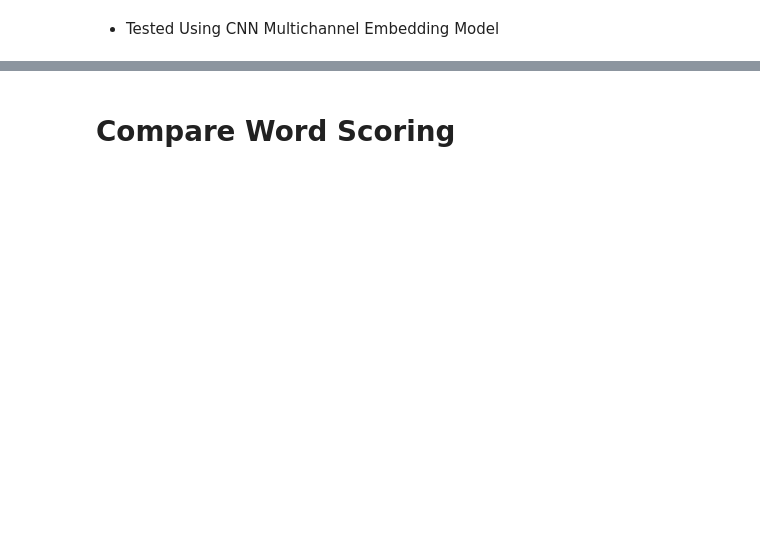
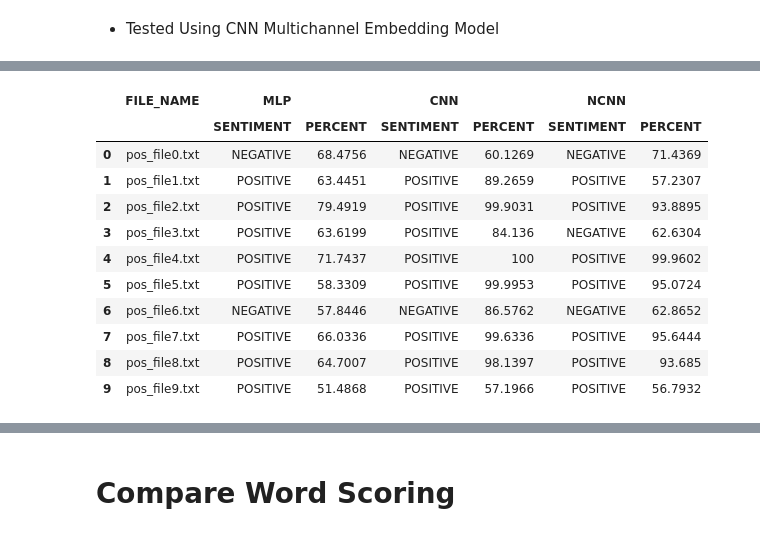
Before and after one commit to ashish1500616/Machine-Learning-Projects, a Jupyter notebook: p7_capstone_project/Sentiment_Analysis_Udacity.ipynb, the cells around one changed output, grey strips where cells are left out. Cells and saved outputs as stored; diff of their text form; code cells hidden in the pictures; blank space fills up the shorter version.

```diff
--- a/p7_capstone_project/Sentiment_Analysis_Udacity.ipynb
+++ b/p7_capstone_project/Sentiment_Analysis_Udacity.ipynb
@@ -903,7 +921,7 @@ def predict_ncnn_sentiment(review, vocab, tokenizer,max_length, model):
     print(line)
     padded=encode_documents(tokenizer,max_length,[line])
     # predict sentiment
-    yhat = model.predict([padded,padded,padded,padded], verbose=0)
+    yhat = model.predict([padded,padded,padded], verbose=0)
     percent_pos = yhat[0,0]
     print(percent_pos)
     if percent_pos < 0.49:
@@ -961,3 +966,7 @@ os.listdir('txt_sentoken/mtest/pos')
+# %%
+fn=sorted(os.listdir('txt_sentoken/mtest/pos'))
+fn
+nf=sorted(os.listdir('txt_sentoken/mtest/neg'))
 # %% [markdown]
 * Tested using MLP Model
 # %%
@@ -1035,7 +1049,7 @@ def testFromFolderCnn(vocab,tokenizer,l,model):
         percent, sentiment = predict_cnn_sentiment(text, vocab, tokenizer, l, model)
 #         print('Review: [%s]\nSentiment: %s (%.3f%%) \n' % (text, sentiment, percent*100))
         print('Sentiment: %s (%.3f%%) \n' % (sentiment, percent*100))
-        pos_list.append([files,sentiment])
+        pos_list.append([sentiment,percent*100])
     print("------------Testing For Negative Files---------------")
     filesinfolder=sorted(os.listdir('txt_sentoken/mtest/neg'))
     print(filesinfolder)
@@ -1046,18 +1060,20 @@ def testFromFolderCnn(vocab,tokenizer,l,model):
         percent, sentiment = predict_cnn_sentiment(text, vocab, tokenizer, l, model)
 #         print('Review: [%s]\nSentiment: %s (%.3f%%) \n' % (text, sentiment, percent*100))
         print('Sentiment: %s (%.3f%%) \n' % (sentiment, percent*100))
-        neg_list.append([files,sentiment])
+        neg_list.append([sentiment,percent*100])
 
     print("---------Positive List----------")
 #     print(*pos_list)
-    pdf = pd.DataFrame(pos_list,columns=['File Name','Analysis'])
+    pdf = pd.DataFrame(pos_list,columns=['Analysis','Percent'])
     print(pdf.head(n=10))
     print("---------Negative List----------")
 #     print(*neg_list)
-    ndf = pd.DataFrame(neg_list,columns=['File Name','Analysis'])
+    ndf = pd.DataFrame(neg_list,columns=['File Name','Percent'])
     print(ndf.head(n=10))
 
-testFromFolderCnn(vocab,cnn_tokenizer,max_length,embed_cnn_model)
+    return pdf,ndf
+
+cnnpdf,cnnndf=testFromFolderCnn(vocab,cnn_tokenizer,max_length,embed_cnn_model)
 
 
 # percent, sentiment = predict_cnn_sentiment(text, vocab, cnn_tokenizer, max_length, embed_cnn_model)
@@ -1098,7 +1118,7 @@ def testFromFolderNCnn(vocab,tokenizer,l,model):
         percent, sentiment = predict_ncnn_sentiment(text, vocab, tokenizer, l, model)
 #         print('Review: [%s]\nSentiment: %s (%.3f%%) \n' % (text, sentiment, percent*100))
         print('Sentiment: %s (%.3f%%) \n' % (sentiment, percent*100))
-        pos_list.append([files,sentiment])
+        pos_list.append([sentiment,percent*100])
     print("------------Testing For Negative Files---------------")
     filesinfolder=sorted(os.listdir('txt_sentoken/mtest/neg'))
     print(filesinfolder)
@@ -1109,7 +1129,7 @@ def testFromFolderNCnn(vocab,tokenizer,l,model):
         percent, sentiment = predict_ncnn_sentiment(text, vocab, tokenizer, l,model)
 #         print('Review: [%s]\nSentiment: %s (%.3f%%) \n' % (text, sentiment, percent*100))
         print('Sentiment: %s (%.3f%%) \n' % (sentiment, percent*100))
-        neg_list.append([files,sentiment])
+        neg_list.append([sentiment,percent*100])
 
     print("---------Positive List----------")
 #     print(*pos_list)
@@ -1119,8 +1139,9 @@ def testFromFolderNCnn(vocab,tokenizer,l,model):
 #     print(*neg_list)
     ndf = pd.DataFrame(neg_list,columns=['File Name','Analysis'])
     print(ndf.head(n=10))
+    return pdf,ndf
 
-testFromFolderNCnn(vocab,ncnn_tokenizer,length,ncnn_model)
+ncnnpdf,ncnnndf=testFromFolderNCnn(vocab,ncnn_tokenizer,length,ncnn_model)
 
 
 # text = 'It is an ok movie one time watch'
@@ -1146,0 +1205,30 @@ Sentiment: POSITIVE (67.358%)
+# %%
+# print(fn)
+# print(mlppdf)
+# print(cnnpdf)
+# print(ncnnpdf)
+# #pd.concat([mlppdf, cnnpdf], axis=1)
+# file_df = pd.DataFrame({'filename':fn})
+col = pd.MultiIndex.from_product([['MLP', 'CNN', 'NCNN'], ['SENTIMENT', 'PERCENT']])
+df = pd.DataFrame(columns=col)
+#df.A = mlppdf
+#df['file_name'] = fn
+df.insert(loc=0, column='FILE_NAME', value=fn)
+df.MLP = mlppdf.values
+df.CNN = cnnpdf.values
+df.NCNN = ncnnpdf.values
+#file_df.concat(df, axis=1)
+df
+# %% [output]
+|  | FILE_NAME | MLP |  | CNN |  | NCNN |  |
+|  |  | SENTIMENT | PERCENT | SENTIMENT | PERCENT | SENTIMENT | PERCENT |
+| 0 | pos_file0.txt | NEGATIVE | 68.4756 | NEGATIVE | 60.1269 | NEGATIVE | 71.4369 |
+| 1 | pos_file1.txt | POSITIVE | 63.4451 | POSITIVE | 89.2659 | POSITIVE | 57.2307 |
+| 2 | pos_file2.txt | POSITIVE | 79.4919 | POSITIVE | 99.9031 | POSITIVE | 93.8895 |
+| 3 | pos_file3.txt | POSITIVE | 63.6199 | POSITIVE | 84.136 | NEGATIVE | 62.6304 |
+| 4 | pos_file4.txt | POSITIVE | 71.7437 | POSITIVE | 100 | POSITIVE | 99.9602 |
+| 5 | pos_file5.txt | POSITIVE | 58.3309 | POSITIVE | 99.9953 | POSITIVE | 95.0724 |
+| 6 | pos_file6.txt | NEGATIVE | 57.8446 | NEGATIVE | 86.5762 | NEGATIVE | 62.8652 |
+| 7 | pos_file7.txt | POSITIVE | 66.0336 | POSITIVE | 99.6336 | POSITIVE | 95.6444 |
+| 8 | pos_file8.txt | POSITIVE | 64.7007 | POSITIVE | 98.1397 | POSITIVE | 93.685 |
+| 9 | pos_file9.txt | POSITIVE | 51.4868 | POSITIVE | 57.1966 | POSITIVE | 56.7932 |
```
Also changed, not shown: parts of 23 cells of this notebook.
